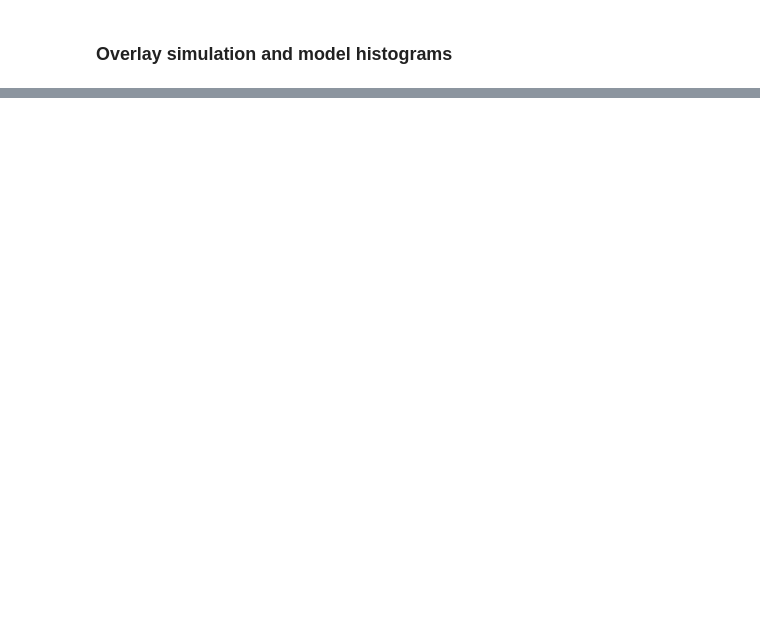
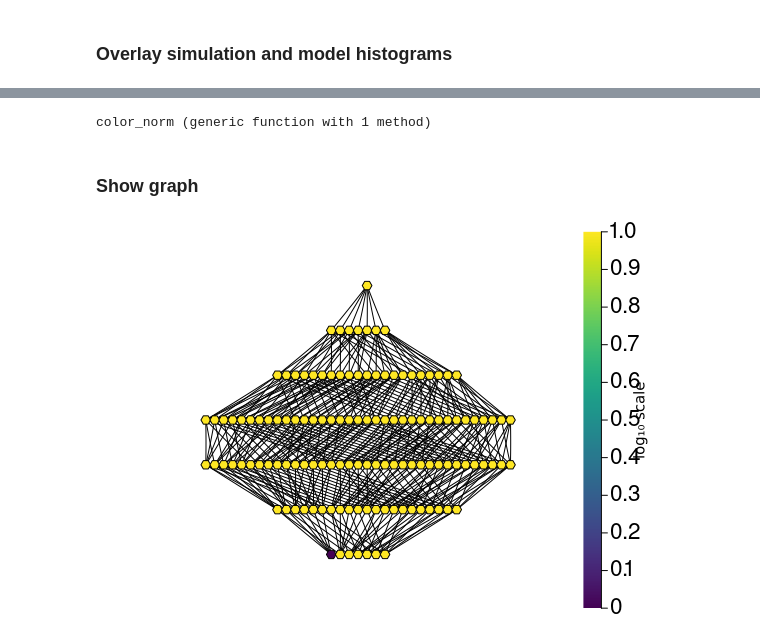
Before and after one commit to 2Echoes/Random_colocalization_simulation, a Jupyter notebook: analysis_notebooks/analysis_notebook.ipynb, the cells around one changed output, grey strips where cells are left out. Saved outputs shown, nothing was run; the diff lists cells and outputs as text; code cells hidden in the pictures; blank space fills up the shorter version.

```diff
--- a/analysis_notebooks/analysis_notebook.ipynb
+++ b/analysis_notebooks/analysis_notebook.ipynb
@@ -333,0 +385,8 @@ fig
+# %%
+function get_all_combinations(distribution_number :: Int) :: AbstractVector
+    distributions = 1:distribution_number
+    all_combinations = [
+    collect(Combinatorics.combinations(distributions, dim)) for dim in 1:distribution_number
+    ]
+    return all_combinations
+end
@@ -333,0 +514,55 @@ fig
+# %%
+function color_norm(value)
+    if abs(value) >= 1
+        value = 1
+    elseif abs(value) <= 0.00001
+        value = 0
+    else
+        value = -log10(abs(value))/5
+    end
+    return value
+end
+# %% [output]
+color_norm (generic function with 1 method)
+# %% [markdown]
+### Show graph
+# %%
+# Create graph
+all_combinations = get_all_combinations(distribution_number)
+vertice_dict = create_vertice_dictionary(all_combinations)
+
+# Colors
+nodes_color = assign_color_from_zscore(vertice_dict)
+norm_color = color_norm.(0:255)
+
+#Print graph
+G, positions = create_ordonated_combination_graph(
+    7,
+    all_combinations,
+    vertice_dict,
+    )
+
+
+
+# gplot(
+#     G,
+#     positions[1,:],
+#     positions[2,:],
+#     nodefillc=nodes_color
+#     )
+
+gr()  # or pyplot(), plotly(), etc.
+graphplot(
+    G;
+    x           = positions[1,:],
+    y           = positions[2,:],
+    node_z      = norm_color,
+    nodecolor   = :viridis,
+    markersize  = 10,
+    linecolor   = :black,
+    arrow       = false,
+    colorbar    = true,
+    cbar_title  = "log₁₀ scale"
+)
+# %% [output]
+[figure, added]
```
Also changed, not shown: parts of 26 cells of this notebook, 2 other files.
